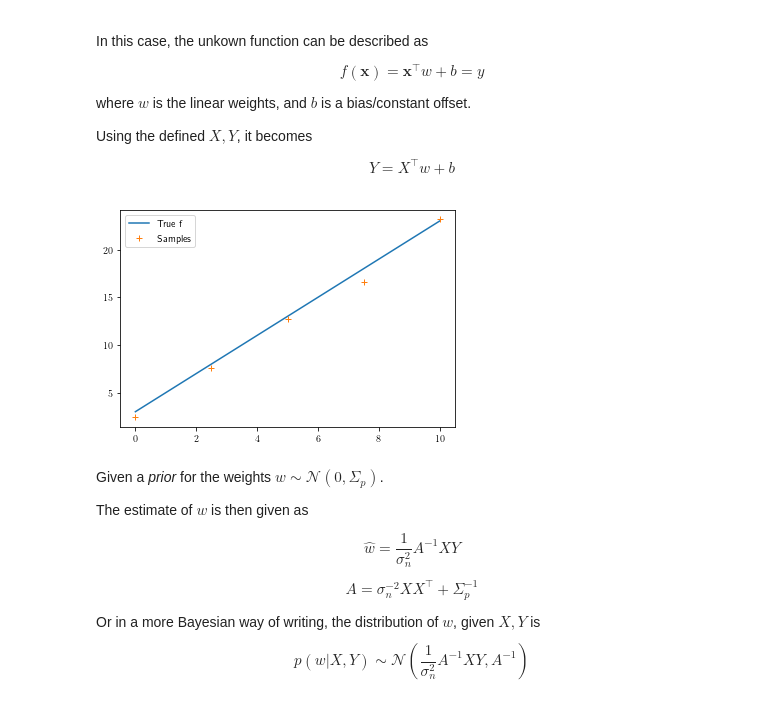
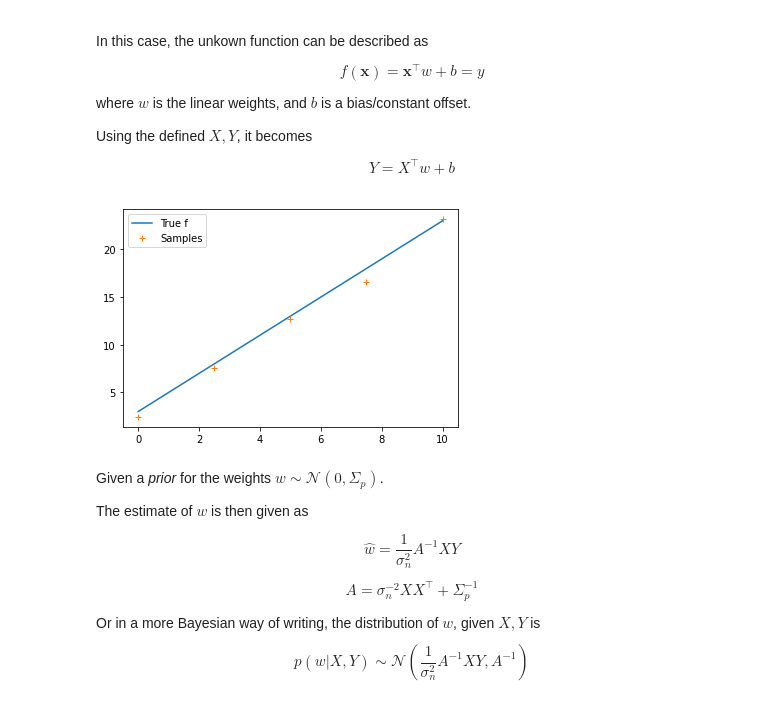
Before and after one commit to eliasrhoden/GP-Notebook, a Jupyter notebook: Gaussian Processes.ipynb, the cells around one changed output. Cells and saved outputs as stored; diff of their text form; code cells hidden in the pictures.

```diff
--- a/Gaussian Processes.ipynb
+++ b/Gaussian Processes.ipynb
@@ -39,41 +39,42 @@ $$
 import numpy as np
 import matplotlib.pyplot as plt
 
-from matplotlib import rc
+latex_rendering = False
 
-# Enable LaTeX rendering in matplotlib
-rc('text', usetex=True)
-
+if latex_rendering:
+    from matplotlib import rc
+    # Enable LaTeX rendering in matplotlib
+    rc('text', usetex=True)
 
 # Seed random nr
 np.random.seed(1337)
 
 # Choose true function that is supposed to be estimated
 
 w_true = 2
 bias_true = 3
 
 def linear_model(x,w):
     return np.dot(x,w)
 
 def f_true(x):
     return linear_model(x,w_true) + bias_true
 
 
 # Generate samples/trainging data
 
 sigma_n = 0.8 # Meas noise standard deviation
 n = 5 # Nr of samples
 
 X = np.linspace(0,10,n)
 y = f_true(X) + sigma_n*np.random.randn(n)
 
 plt.plot(X,f_true(X))
 plt.plot(X,y,'+')
 plt.legend(['True f','Samples'])
 plt.show()
 # %% [output]
-[figure, old version]
+[figure, new version]
 # %% [markdown]
 Given a *prior* for the weights $w \sim \mathcal{N}(0,\Sigma_p)$.
 
```
Also changed, not shown: parts of 13 cells of this notebook.
